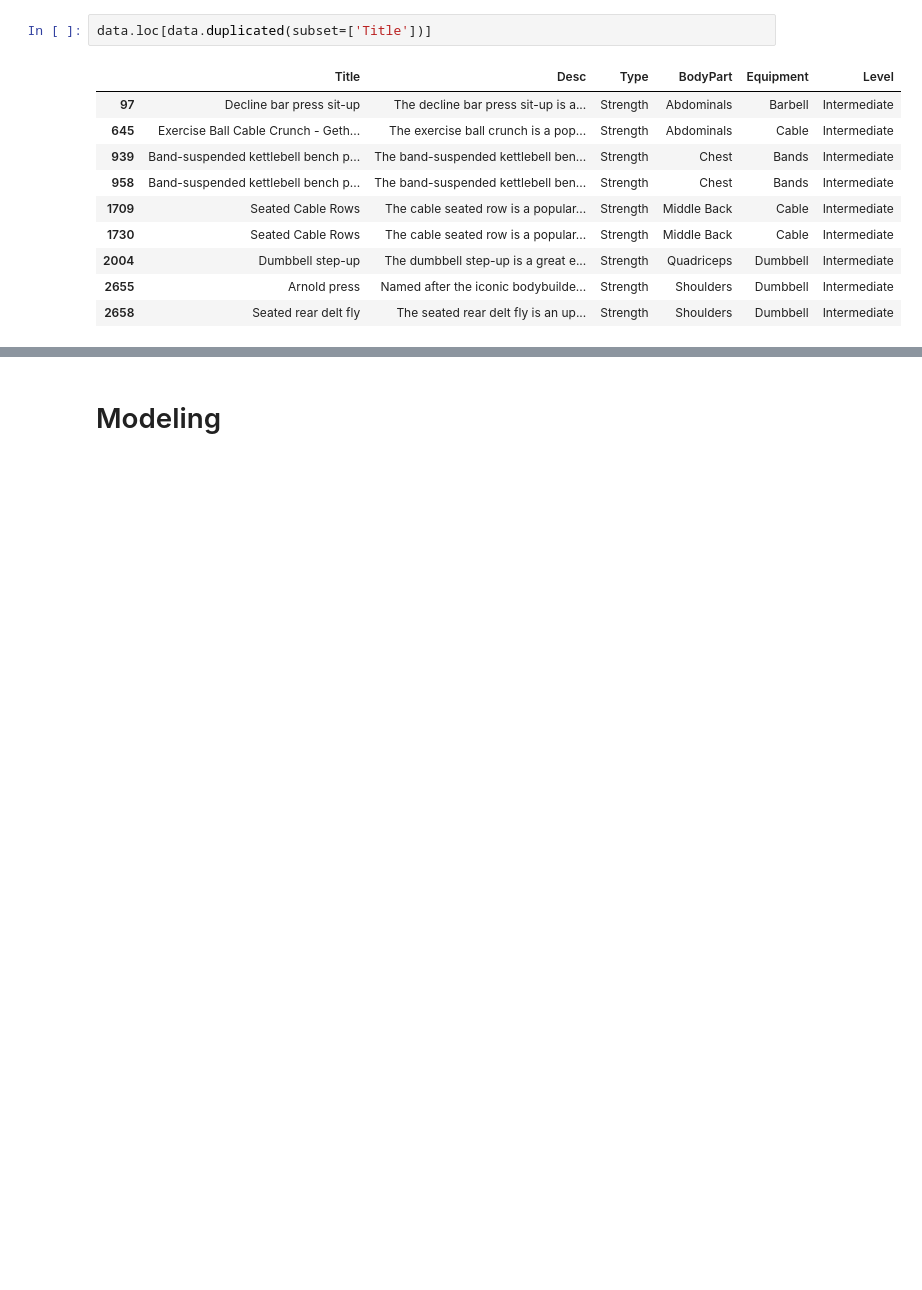
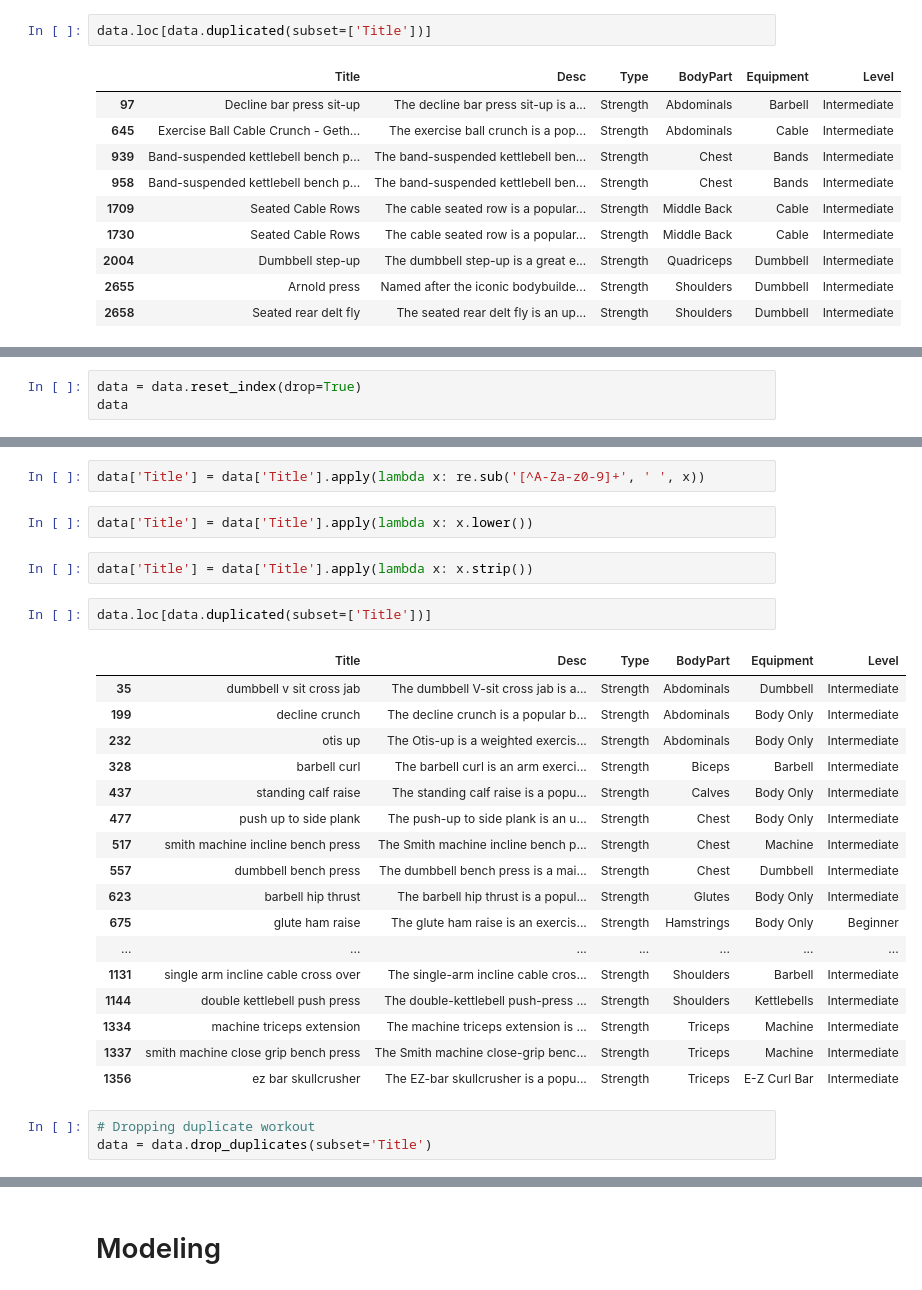
Before and after one commit to EndKn1ght/fais_capstone, a Jupyter notebook: ML model/Workout Recommender/recom_desc_only.ipynb, the cells around one changed output, grey strips where cells are left out. Saved outputs shown, nothing was run; the diff lists cells and outputs as text; blank space fills up the shorter version.

```diff
--- a/ML model/Workout Recommender/recom_desc_only.ipynb
+++ b/ML model/Workout Recommender/recom_desc_only.ipynb
@@ -219,0 +220,3 @@ data = data.drop(index=1709, axis=1)
+# %%
+data = data.reset_index(drop=True)
+data
@@ -219,0 +237,29 @@ data = data.drop(index=1709, axis=1)
+# %%
+data['Title'] = data['Title'].apply(lambda x: re.sub('[^A-Za-z0-9]+', ' ', x))
+# %%
+data['Title'] = data['Title'].apply(lambda x: x.lower())
+# %%
+data['Title'] = data['Title'].apply(lambda x: x.strip())
+# %%
+data.loc[data.duplicated(subset=['Title'])]
+# %% [output]
+|  | Title | Desc | Type | BodyPart | Equipment | Level |
+| 35 | dumbbell v sit cross jab | The dumbbell V-sit cross jab is a... | Strength | Abdominals | Dumbbell | Intermediate |
+| 199 | decline crunch | The decline crunch is a popular b... | Strength | Abdominals | Body Only | Intermediate |
+| 232 | otis up | The Otis-up is a weighted exercis... | Strength | Abdominals | Body Only | Intermediate |
+| 328 | barbell curl | The barbell curl is an arm exerci... | Strength | Biceps | Barbell | Intermediate |
+| 437 | standing calf raise | The standing calf raise is a popu... | Strength | Calves | Body Only | Intermediate |
+| 477 | push up to side plank | The push-up to side plank is an u... | Strength | Chest | Body Only | Intermediate |
+| 517 | smith machine incline bench press | The Smith machine incline bench p... | Strength | Chest | Machine | Intermediate |
+| 557 | dumbbell bench press | The dumbbell bench press is a mai... | Strength | Chest | Dumbbell | Intermediate |
+| 623 | barbell hip thrust | The barbell hip thrust is a popul... | Strength | Glutes | Body Only | Intermediate |
+| 675 | glute ham raise | The glute ham raise is an exercis... | Strength | Hamstrings | Body Only | Beginner |
+| ... | ... | ... | ... | ... | ... | ... |
+| 1131 | single arm incline cable cross over | The single-arm incline cable cros... | Strength | Shoulders | Barbell | Intermediate |
+| 1144 | double kettlebell push press | The double-kettlebell push-press ... | Strength | Shoulders | Kettlebells | Intermediate |
+| 1334 | machine triceps extension | The machine triceps extension is ... | Strength | Triceps | Machine | Intermediate |
+| 1337 | smith machine close grip bench press | The Smith machine close-grip benc... | Strength | Triceps | Machine | Intermediate |
+| 1356 | ez bar skullcrusher | The EZ-bar skullcrusher is a popu... | Strength | Triceps | E-Z Curl Bar | Intermediate |
+# %%
+# Dropping duplicate workout
+data = data.drop_duplicates(subset='Title')
```
Also changed, not shown: parts of 19 cells of this notebook, 6 other files.
